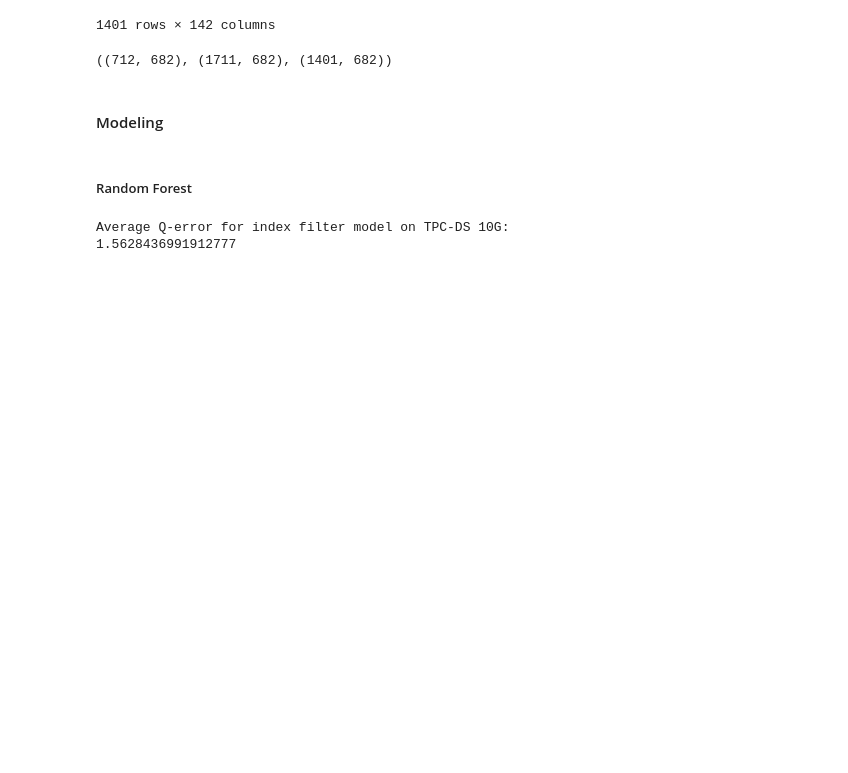
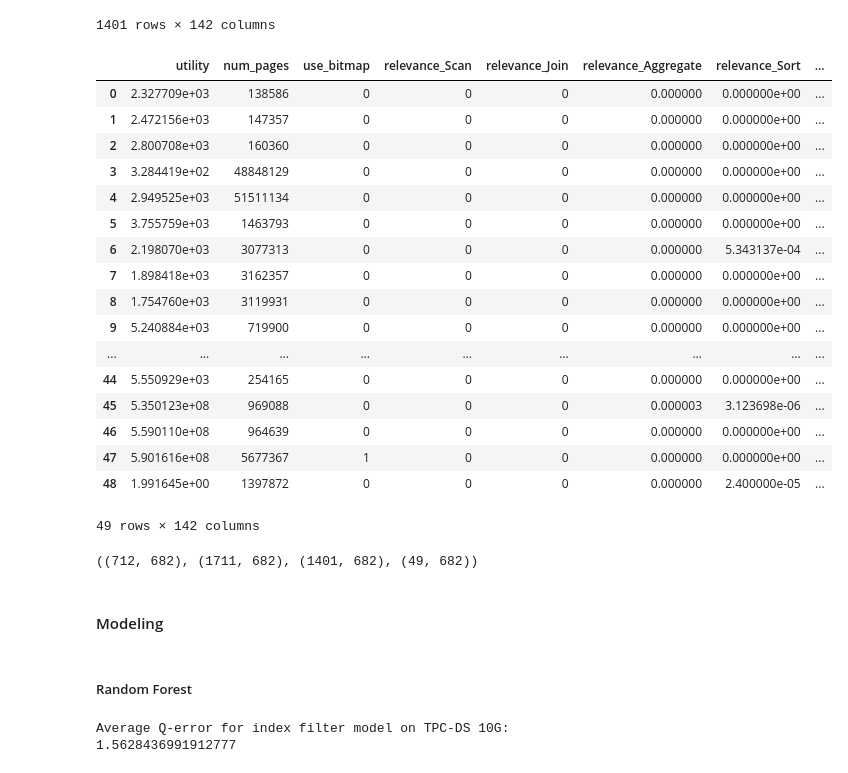
Before and after one commit to maffinnn/index_selection_evaluation, a Jupyter notebook: DISTILL.ipynb, the cells around one changed output. Cells and saved outputs as stored; diff of their text form; code cells hidden in the pictures; blank space fills up the shorter version.

```diff
--- a/DISTILL.ipynb
+++ b/DISTILL.ipynb
@@ -158,10 +159,5 @@ def read_query_and_index_data(filepath, column_dict):
         index_configurations = convert_configuration_to_obj(column_dict, indexes_string)
         average_costs = ast.literal_eval(data_list_string[i][2])
         plans = ast.literal_eval(data_list_string[i][3])
-        queries.append(query)
         data.append([query, index_configurations, average_costs, plans])
     return data, queries
-
-DS_50G_data, _ = read_query_and_index_data("../data/TPC_DS_50G/TPC_DS_50GB.csv", column_dict_DS_50G)
-DS_10G_data, _ = read_query_and_index_data("../data/TPC_DS_10G/TPC_DS_10GB.csv", column_dict_DS_10G)
-H_data, _ = read_query_and_index_data("../data/TPCH/TPC_H_10.csv", column_dict_H)
@@ -515,6 +520,27 @@ features_H
 | 1399 | 3327.060319 | 1163655 | 1 | 0 | 0 | 0.000000 | 0.000000 | ... |
 | 1400 | 3332.541579 | 1165701 | 1 | 0 | 0 | 0.000000 | 0.000000 | ... |
 1401 rows × 142 columns
+# %%
+features_DSB
+# %% [output]
+|  | utility | num_pages | use_bitmap | relevance_Scan | relevance_Join | relevance_Aggregate | relevance_Sort | ... |
+| 0 | 2.327709e+03 | 138586 | 0 | 0 | 0 | 0.000000 | 0.000000e+00 | ... |
+| 1 | 2.472156e+03 | 147357 | 0 | 0 | 0 | 0.000000 | 0.000000e+00 | ... |
+| 2 | 2.800708e+03 | 160360 | 0 | 0 | 0 | 0.000000 | 0.000000e+00 | ... |
+| 3 | 3.284419e+02 | 48848129 | 0 | 0 | 0 | 0.000000 | 0.000000e+00 | ... |
+| 4 | 2.949525e+03 | 51511134 | 0 | 0 | 0 | 0.000000 | 0.000000e+00 | ... |
+| 5 | 3.755759e+03 | 1463793 | 0 | 0 | 0 | 0.000000 | 0.000000e+00 | ... |
+| 6 | 2.198070e+03 | 3077313 | 0 | 0 | 0 | 0.000000 | 5.343137e-04 | ... |
+| 7 | 1.898418e+03 | 3162357 | 0 | 0 | 0 | 0.000000 | 0.000000e+00 | ... |
+| 8 | 1.754760e+03 | 3119931 | 0 | 0 | 0 | 0.000000 | 0.000000e+00 | ... |
+| 9 | 5.240884e+03 | 719900 | 0 | 0 | 0 | 0.000000 | 0.000000e+00 | ... |
+| ... | ... | ... | ... | ... | ... | ... | ... | ... |
+| 44 | 5.550929e+03 | 254165 | 0 | 0 | 0 | 0.000000 | 0.000000e+00 | ... |
+| 45 | 5.350123e+08 | 969088 | 0 | 0 | 0 | 0.000003 | 3.123698e-06 | ... |
+| 46 | 5.590110e+08 | 964639 | 0 | 0 | 0 | 0.000000 | 0.000000e+00 | ... |
+| 47 | 5.901616e+08 | 5677367 | 1 | 0 | 0 | 0.000000 | 0.000000e+00 | ... |
+| 48 | 1.991645e+00 | 1397872 | 0 | 0 | 0 | 0.000000 | 2.400000e-05 | ... |
+49 rows × 142 columns
 # %%
 def to_onehot_encoding(features):
     features_cat = features.select_dtypes(include="object")
@@ -530,7 +557,7 @@ features_H_encoded = to_onehot_encoding(features_H)
 # %%
-features_DS_50G_encoded.shape, features_DS_10G_encoded.shape, features_H_encoded.shape
+features_DS_50G_encoded.shape, features_DS_10G_encoded.shape, features_H_encoded.shape, features_DSB_encoded.shape
 # %% [output]
-((712, 682), (1711, 682), (1401, 682))
+((712, 682), (1711, 682), (1401, 682), (49, 682))
 # %%
 # split training set and test set
 train_size = 0.67
```
Also changed, not shown: parts of 30 cells of this notebook, 12 other files.
